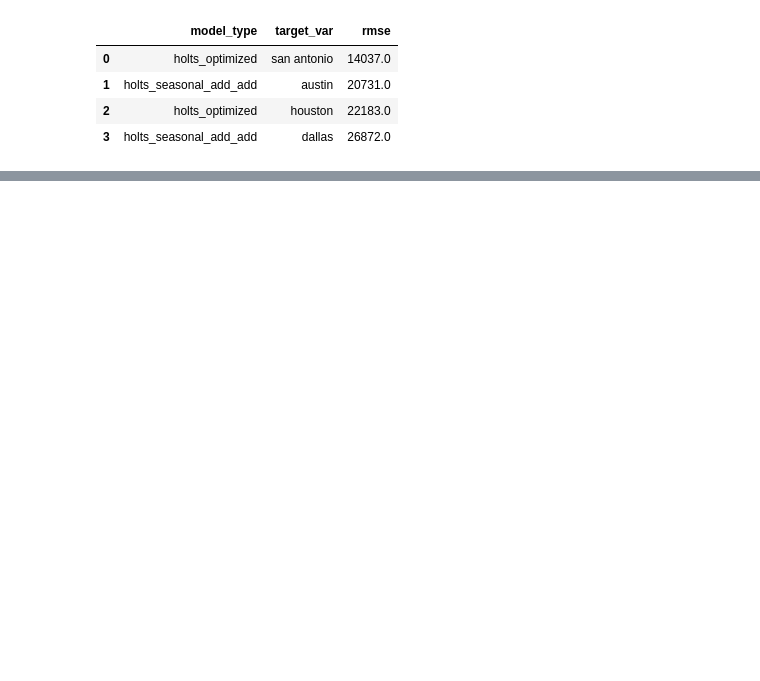
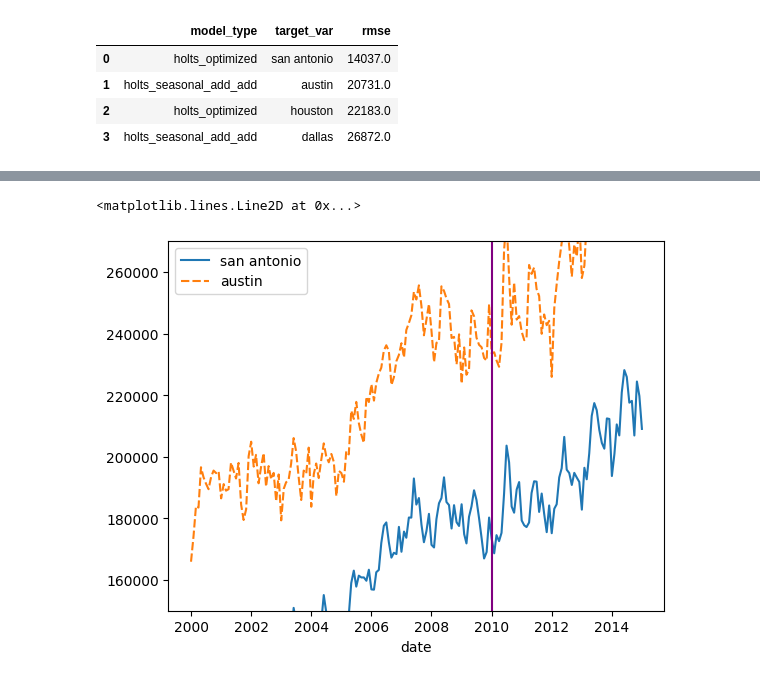
Before and after one commit to nicolas-angarita/texas_real_estate, a Jupyter notebook: time_series_modeling.ipynb, the cells around one changed output, grey strips where cells are left out. Cells and saved outputs as stored; diff of their text form; code cells hidden in the pictures; blank space fills up the shorter version.

```diff
--- a/time_series_modeling.ipynb
+++ b/time_series_modeling.ipynb
@@ -692,0 +860,4 @@ eval_df.loc[eval_df.groupby('target_var')['rmse'].idxmin()].sort_values('rmse').
+# %%
+bubble = df[(df.index >= pd.Timestamp('2000-01-01')) & (df.index <= pd.Timestamp('2015-01-01'))]
+bubble = bubble[['san antonio', 'austin']]
+bubble.head()
@@ -692,0 +872,7 @@ eval_df.loc[eval_df.groupby('target_var')['rmse'].idxmin()].sort_values('rmse').
+# %%
+sns.lineplot(data = bubble)
+plt.ylim(150000,270000)
+plt.axvline(pd.Timestamp('2010-01-01'), color='purple', linestyle='-')
+# %% [output]
+<matplotlib.lines.Line2D at 0x...>
+[figure, added]
```
Also changed, not shown: parts of 42 cells of this notebook.
